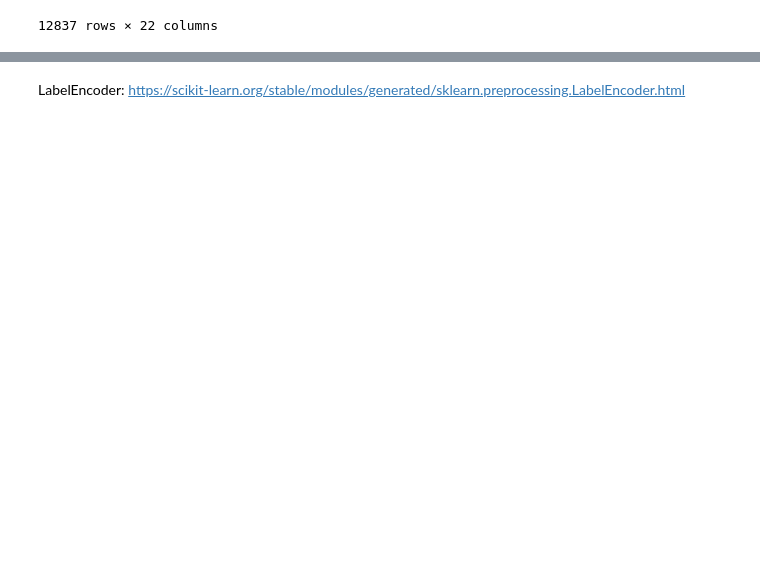
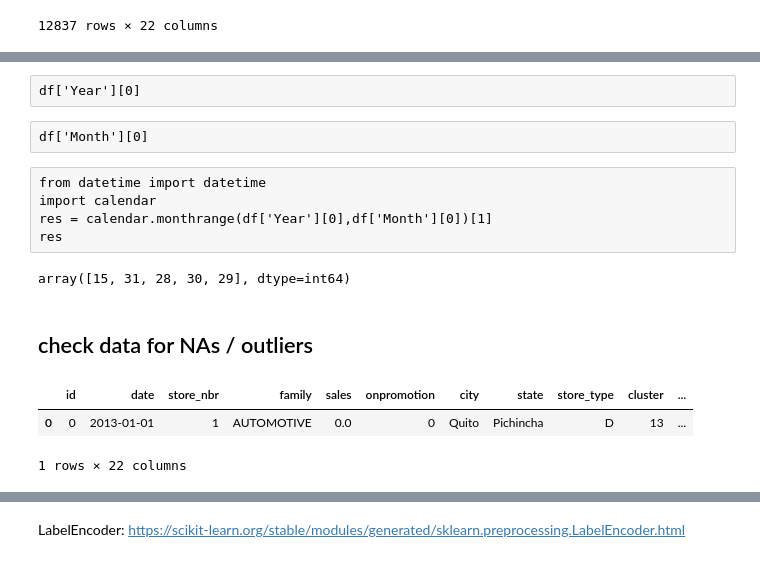
Before and after one commit to jiahui890/time-series-forecasting-store-sales, a Jupyter notebook: notebooks/feature_engineering.ipynb, the cells around one changed output, grey strips where cells are left out. Saved outputs shown, nothing was run; the diff lists cells and outputs as text; code cells hidden in the pictures; blank space fills up the shorter version.

```diff
--- a/notebooks/feature_engineering.ipynb
+++ b/notebooks/feature_engineering.ipynb
@@ -170,0 +211,21 @@ df_pivot
+# %% [raw]
+df['Year'][0]
+# %% [raw]
+df['Month'][0]
+# %% [raw]
+from datetime import datetime
+import calendar
+res = calendar.monthrange(df['Year'][0],df['Month'][0])[1]
+res
+# %%
+df[df['Is_PayDay']==1]['Day'].unique()
+# %% [output]
+array([15, 31, 28, 30, 29], dtype=int64)
+# %% [markdown]
+## check data for NAs / outliers
+# %%
+df.head(1)
+# %% [output]
+|  | id | date | store_nbr | family | sales | onpromotion | city | state | store_type | cluster | ... |
+| 0 | 0 | 2013-01-01 | 1 | AUTOMOTIVE | 0.0 | 0 | Quito | Pichincha | D | 13 | ... |
+1 rows × 22 columns
```
Also changed, not shown: parts of 51 cells of this notebook, 2 other files.
